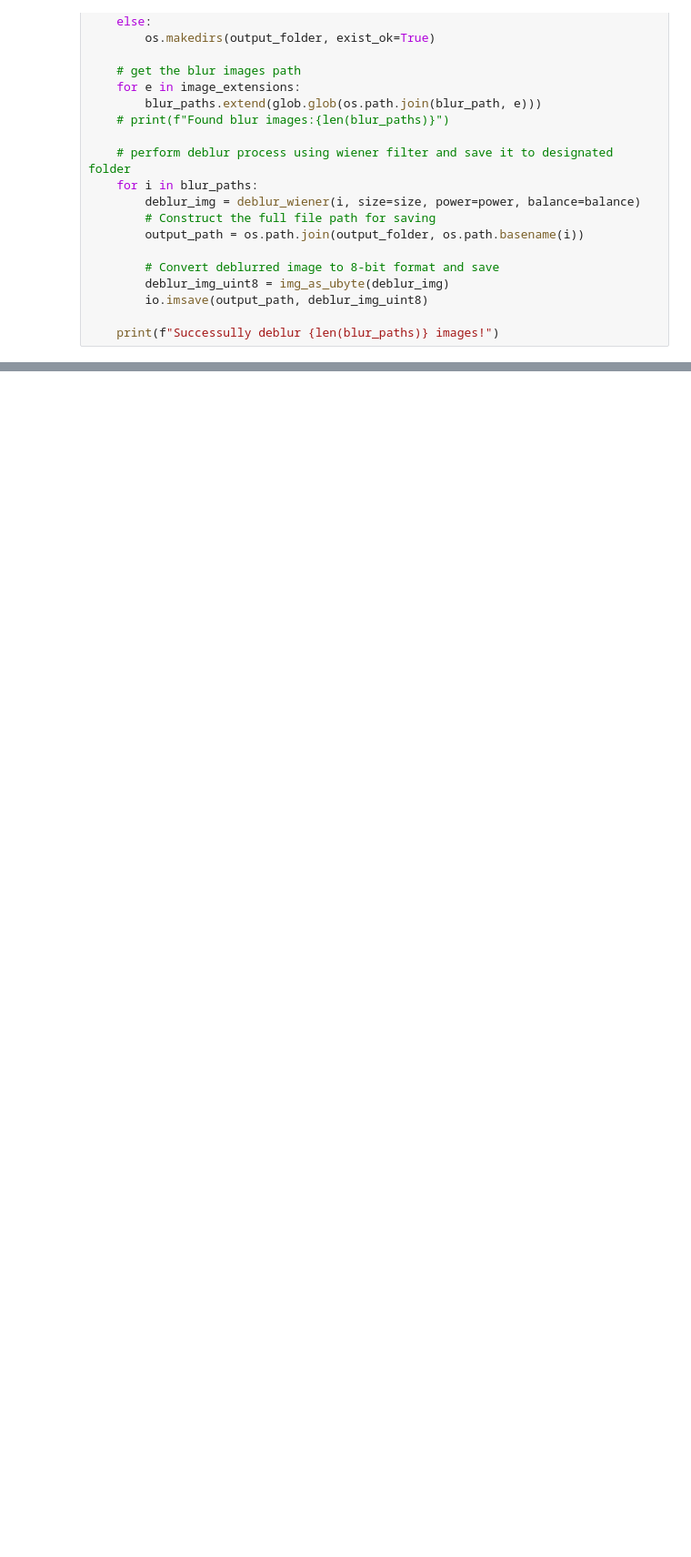
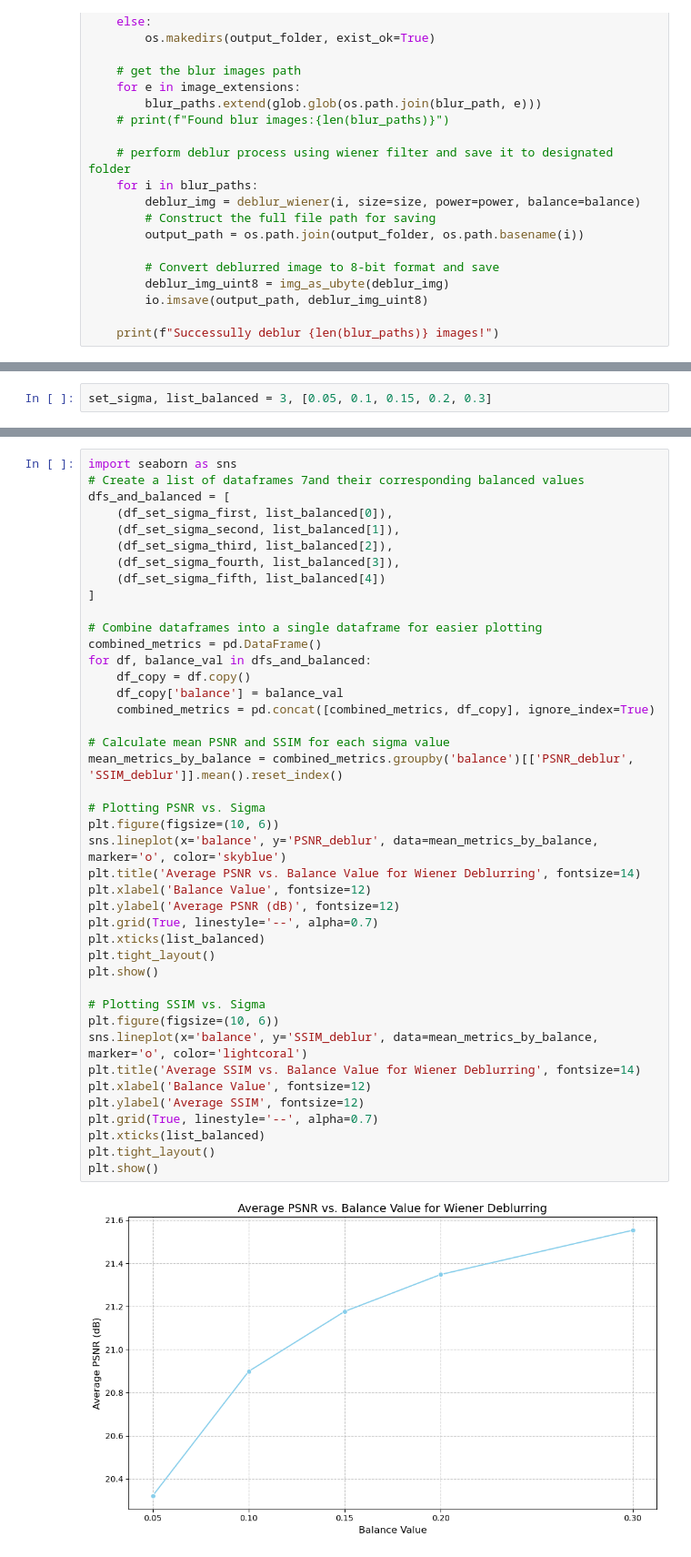
Before and after one commit to arifkuntow/computer_vision_assignment_1, a Jupyter notebook: notebooks/wiener_deblurring.ipynb, the cells around one changed output, grey strips where cells are left out. Shown at 91% size. Cells and saved outputs as stored; diff of their text form; blank space fills up the shorter version.

```diff
--- a/notebooks/wiener_deblurring.ipynb
+++ b/notebooks/wiener_deblurring.ipynb
@@ -305,0 +707,2 @@ Total execution time: 1046.76 seconds
+# %%
+set_sigma, list_balanced = 3, [0.05, 0.1, 0.15, 0.2, 0.3]
@@ -305,0 +764,44 @@ Total execution time: 1046.76 seconds
+# %%
+import seaborn as sns
+# Create a list of dataframes 7and their corresponding balanced values
+dfs_and_balanced = [
+    (df_set_sigma_first, list_balanced[0]),
+    (df_set_sigma_second, list_balanced[1]),
+    (df_set_sigma_third, list_balanced[2]),
+    (df_set_sigma_fourth, list_balanced[3]),
+    (df_set_sigma_fifth, list_balanced[4])
+]
+
+# Combine dataframes into a single dataframe for easier plotting
+combined_metrics = pd.DataFrame()
+for df, balance_val in dfs_and_balanced:
+    df_copy = df.copy()
+    df_copy['balance'] = balance_val
+    combined_metrics = pd.concat([combined_metrics, df_copy], ignore_index=True)
+
+# Calculate mean PSNR and SSIM for each sigma value
+mean_metrics_by_balance = combined_metrics.groupby('balance')[['PSNR_deblur', 'SSIM_deblur']].mean().reset_index()
+
+# Plotting PSNR vs. Sigma
+plt.figure(figsize=(10, 6))
+sns.lineplot(x='balance', y='PSNR_deblur', data=mean_metrics_by_balance, marker='o', color='skyblue')
+plt.title('Average PSNR vs. Balance Value for Wiener Deblurring', fontsize=14)
+plt.xlabel('Balance Value', fontsize=12)
+plt.ylabel('Average PSNR (dB)', fontsize=12)
+plt.grid(True, linestyle='--', alpha=0.7)
+plt.xticks(list_balanced)
+plt.tight_layout()
+plt.show()
+
+# Plotting SSIM vs. Sigma
+plt.figure(figsize=(10, 6))
+sns.lineplot(x='balance', y='SSIM_deblur', data=mean_metrics_by_balance, marker='o', color='lightcoral')
+plt.title('Average SSIM vs. Balance Value for Wiener Deblurring', fontsize=14)
+plt.xlabel('Balance Value', fontsize=12)
+plt.ylabel('Average SSIM', fontsize=12)
+plt.grid(True, linestyle='--', alpha=0.7)
+plt.xticks(list_balanced)
+plt.tight_layout()
+plt.show()
+# %% [output]
+[figure, added]
```
Also changed, not shown: parts of 25 cells of this notebook, 1 other file.
